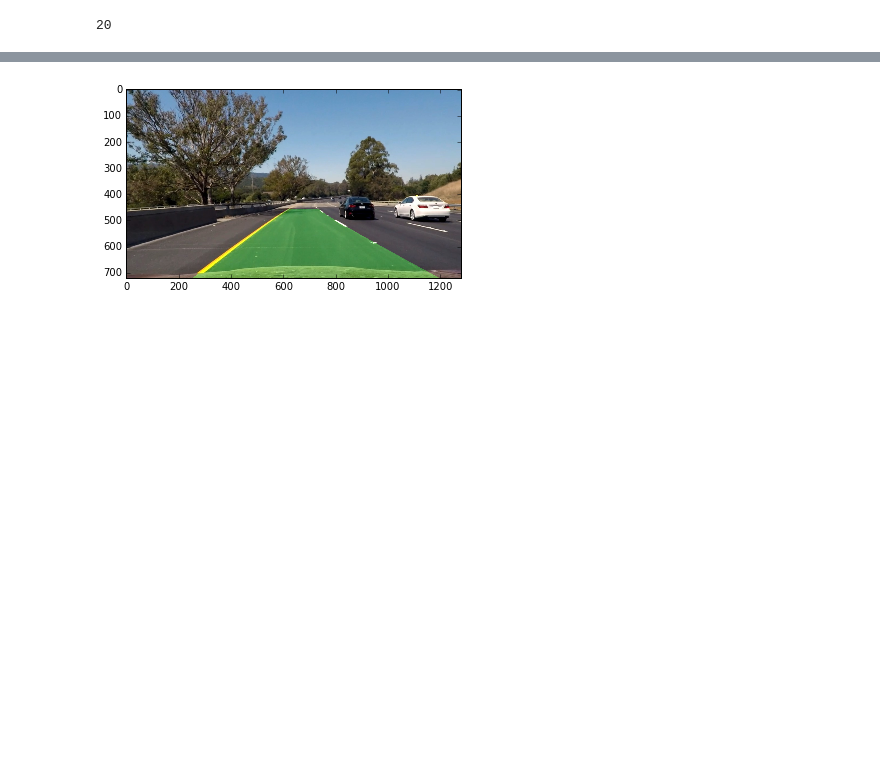
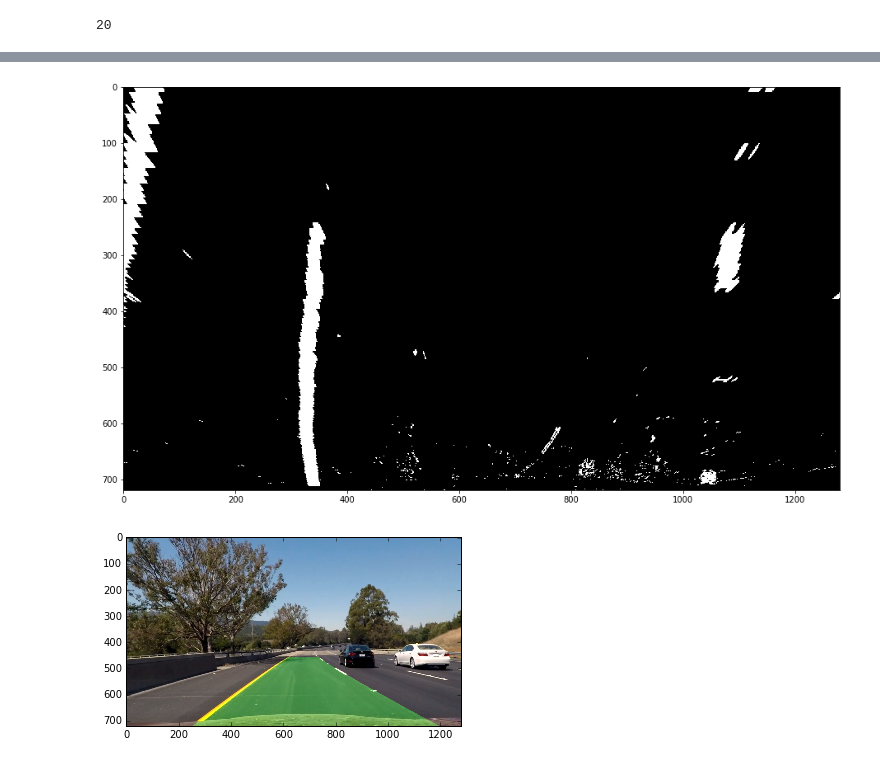
Before and after one commit to knguyen0105/CarND-Advanced-Lane-Lines, a Jupyter notebook: advanced-lane-finding.ipynb, the cells around one changed output, grey strips where cells are left out. Saved outputs shown, nothing was run; the diff lists cells and outputs as text; code cells hidden in the pictures; blank space fills up the shorter version.

```diff
--- a/advanced-lane-finding.ipynb
+++ b/advanced-lane-finding.ipynb
@@ -479,3 +477,16 @@ plt.imshow(process(img))
+# %%
+img = mpimg.imread('test_images/test1.jpg')
+undist_img = undist(img)
+binary_img = threshold(undist_img)
+binary_warped = bird_eye(binary_img)
+left_fitx, right_fitx, ploty = detect_lane(binary_warped)
+result =  draw_lane(binary_warped, undist_img, left_fitx, right_fitx, ploty)
+
+plt.figure(figsize=(16,9))
+plt.imshow(binary_warped, cmap='gray')
+mpimg.imsave('examples/warped_test1.jpg', binary_warped,cmap='gray')
+# %% [output]
+[figure, added]
 # %%
 images = glob.glob('test_images/test*.jpg')
 for fname in images:
```
Also changed, not shown: parts of 3 cells of this notebook, 7 other files.
